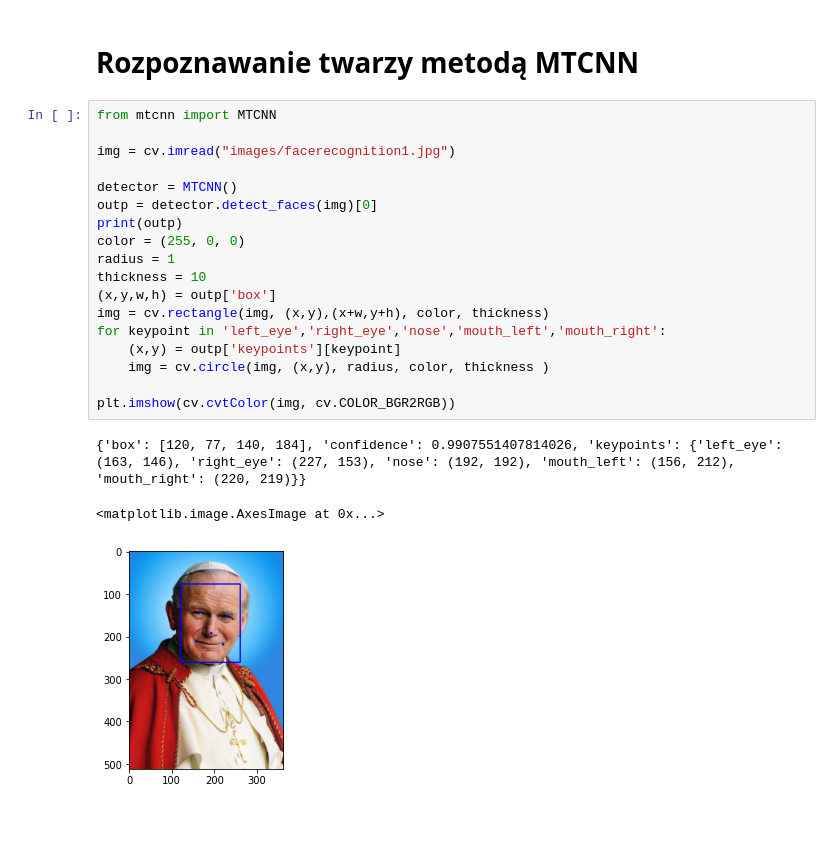
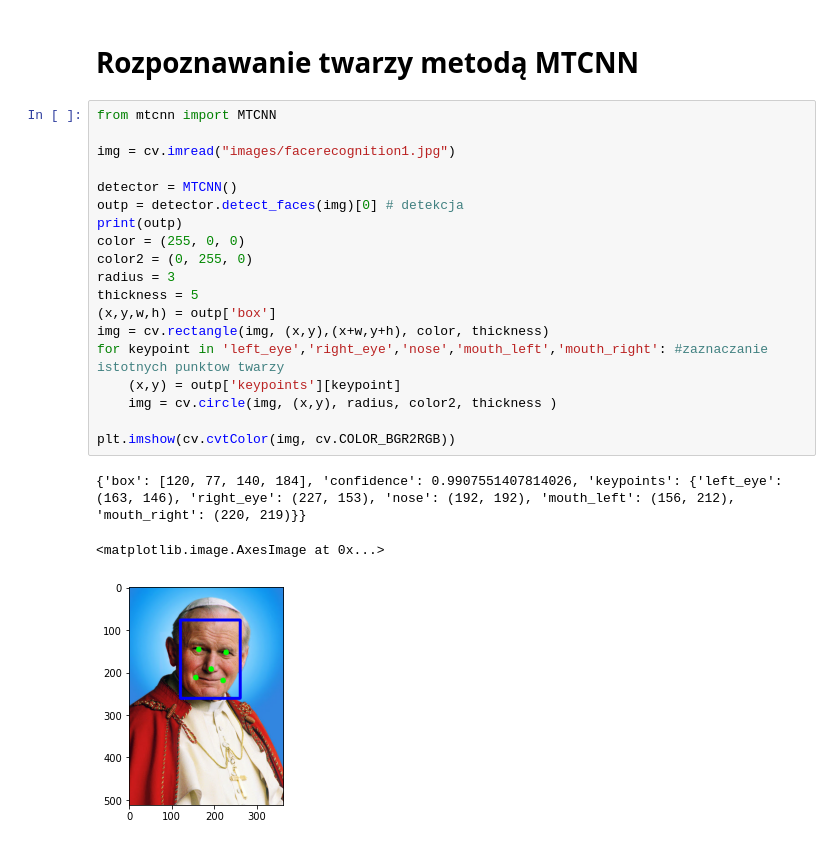
Before and after one commit to kbieniasz/MROiPUM-tutorial-5, a Jupyter notebook: Face_recognition.ipynb, the cells around one changed output. Cells and saved outputs as stored; diff of their text form.

```diff
--- a/Face_recognition.ipynb
+++ b/Face_recognition.ipynb
@@ -109,22 +109,23 @@ plt.imshow(cv.cvtColor(img, cv.COLOR_BGR2RGB))
 # %%
 from mtcnn import MTCNN
 
 img = cv.imread("images/facerecognition1.jpg")
 
 detector = MTCNN()
-outp = detector.detect_faces(img)[0]
+outp = detector.detect_faces(img)[0] # detekcja
 print(outp)
 color = (255, 0, 0)
-radius = 1
-thickness = 10
+color2 = (0, 255, 0)
+radius = 3
+thickness = 5
 (x,y,w,h) = outp['box']
 img = cv.rectangle(img, (x,y),(x+w,y+h), color, thickness)
-for keypoint in 'left_eye','right_eye','nose','mouth_left','mouth_right':
+for keypoint in 'left_eye','right_eye','nose','mouth_left','mouth_right': #zaznaczanie istotnych punktow twarzy
     (x,y) = outp['keypoints'][keypoint]
-    img = cv.circle(img, (x,y), radius, color, thickness )
+    img = cv.circle(img, (x,y), radius, color2, thickness )
 
 plt.imshow(cv.cvtColor(img, cv.COLOR_BGR2RGB))
 # %% [output]
 {'box': [120, 77, 140, 184], 'confidence': 0.9907551407814026, 'keypoints': {'left_eye': (163, 146), 'right_eye': (227, 153), 'nose': (192, 192), 'mouth_left': (156, 212), 'mouth_right': (220, 219)}}
 <matplotlib.image.AxesImage at 0x...>
-[figure, old version]
+[figure, new version]
```
